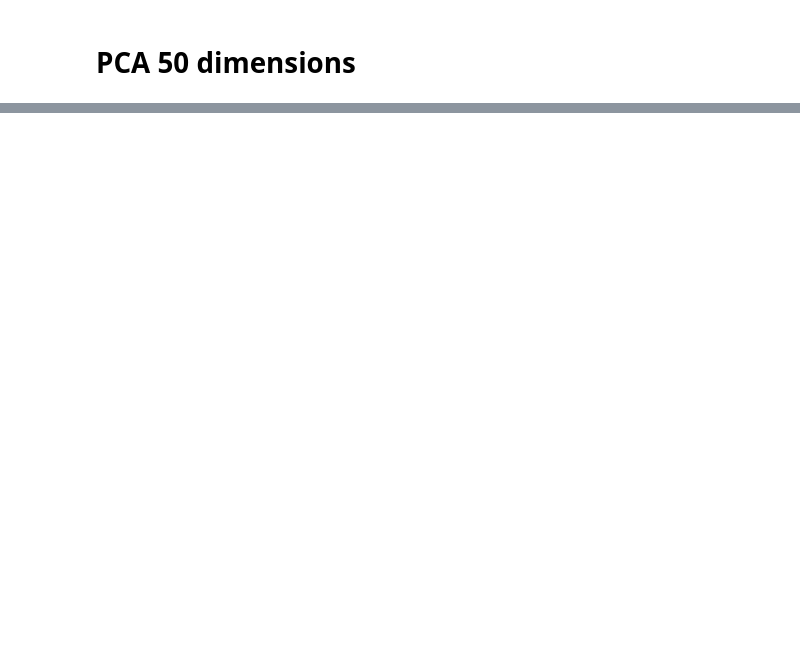
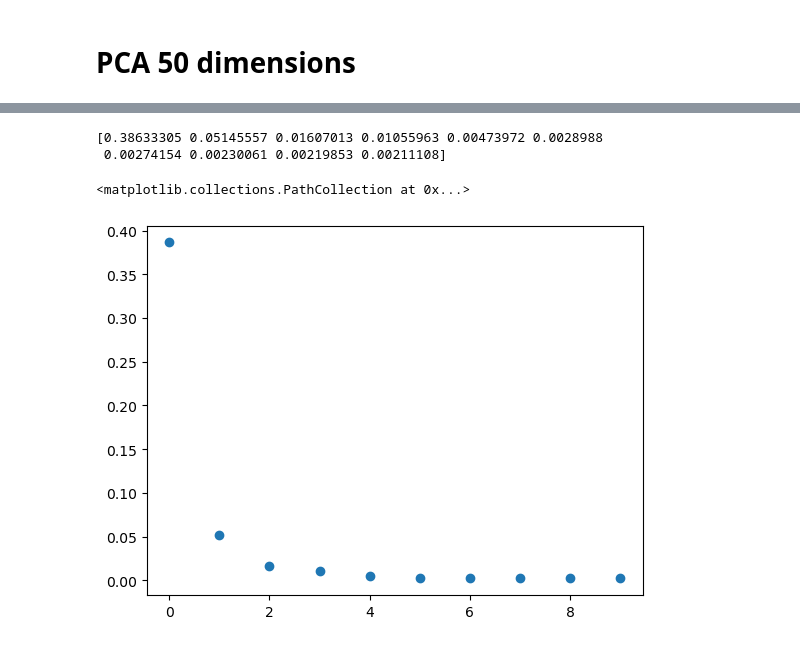
Before and after one commit to mrwun2002/MaxLab_analysis, a Jupyter notebook: tsne_test.ipynb, the cells around one changed output, grey strips where cells are left out. Cells and saved outputs as stored; diff of their text form; code cells hidden in the pictures; blank space fills up the shorter version.

```diff
--- a/tsne_test.ipynb
+++ b/tsne_test.ipynb
@@ -42,11 +54,16 @@ X_scaled = scaler.fit_transform(X)
 # %%
-n_components = 50
+n_components = 10
 
 pca = PCA(n_components)
 X_pca = pca.fit_transform(X_scaled)
-plt.scatter(np.arange(len(X_pca)), X_pca)
 
 print(pca.explained_variance_ratio_)
+plt.scatter(np.arange(len(pca.explained_variance_ratio_)), pca.explained_variance_ratio_)
+# %% [output]
+[0.38633305 0.05145557 0.01607013 0.01055963 0.00473972 0.0028988
+ 0.00274154 0.00230061 0.00219853 0.00211108]
+<matplotlib.collections.PathCollection at 0x...>
+[figure, added]
 # %%
 %matplotlib inline
 fig = plt.figure(figsize = (15, 5))
```
Also changed, not shown: parts of 7 cells of this notebook, 2 other files.
